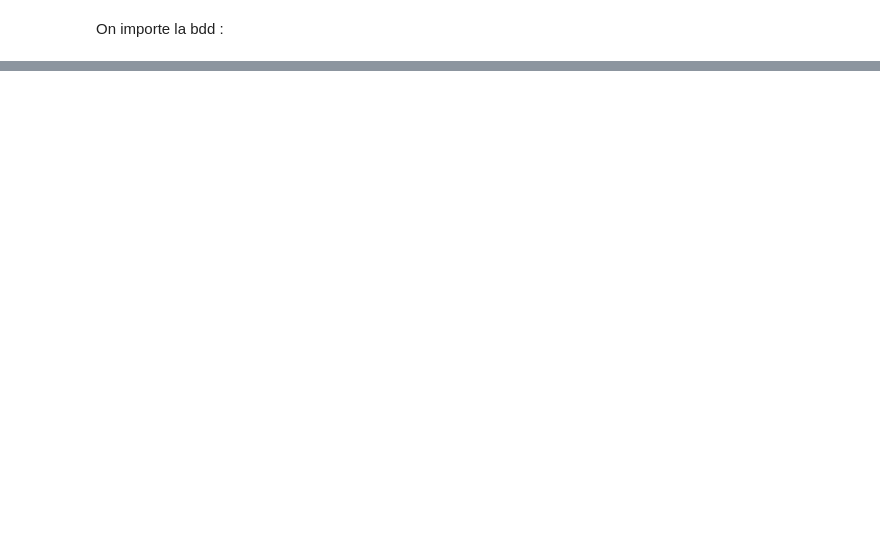
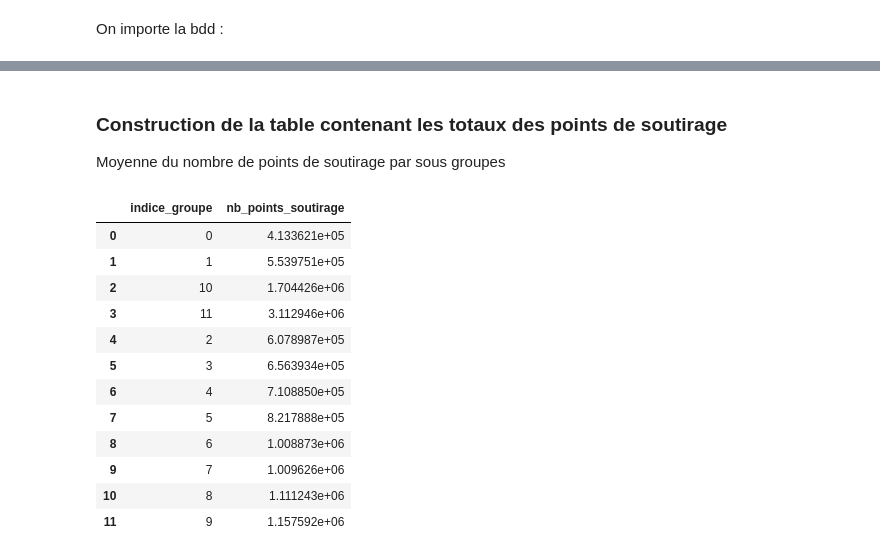
Before and after one commit to cominho/Stat-App, a Jupyter notebook: 3_bdd_filtered.ipynb, the cells around one changed output, grey strips where cells are left out. Saved outputs shown, nothing was run; the diff lists cells and outputs as text; code cells hidden in the pictures; blank space fills up the shorter version.

```diff
--- a/3_bdd_filtered.ipynb
+++ b/3_bdd_filtered.ipynb
@@ -56,0 +217,15 @@ enedis_filtered.to_csv("Données/enedis_filtered.csv",index=False)
+# %%
+## Pour la plage 6kva
+groupe_indice_6kva=1
+region_ref = france_point_soutirage_6kva["region_x"][0]
+list_ref_6kva =[[france_point_soutirage_6kva["region_x"][0],france_point_soutirage_6kva["nb_points_soutirage"][0]]]
+for i in range(1,len(france_point_soutirage_6kva["region_x"])):
+    if(france_point_soutirage_6kva["region_x"][i] != region_ref):
+        groupe_indice_6kva+=1
+        france_point_soutirage_6kva["id_soutirage"][i]=groupe_indice_6kva
+        list_ref_6kva.append([france_point_soutirage_6kva["region_x"][i],france_point_soutirage_6kva["nb_points_soutirage"][i]])
+        region_ref = france_point_soutirage_6kva["region_x"][i]
+    else :
+        france_point_soutirage_6kva["id_soutirage"][i]=groupe_indice_6kva
+
+list_ref_6kva
@@ -56,0 +253,15 @@ enedis_filtered.to_csv("Données/enedis_filtered.csv",index=False)
+# %%
+## Pour la plage 9kva
+groupe_indice_9kva=1
+region_ref = france_point_soutirage_9kva["region_x"][0]
+list_ref_9kva =[[france_point_soutirage_9kva["region_x"][0],france_point_soutirage_9kva["nb_points_soutirage"][0]]]
+for i in range(1,len(france_point_soutirage_9kva["region_x"])):
+    if(france_point_soutirage_9kva["region_x"][i] != region_ref):
+        groupe_indice_9kva+=1
+        france_point_soutirage_9kva["id_soutirage"][i]=groupe_indice_9kva
+        list_ref_9kva.append([france_point_soutirage_9kva["region_x"][i],france_point_soutirage_9kva["nb_points_soutirage"][i]])
+        region_ref = france_point_soutirage_9kva["region_x"][i]
+    else :
+        france_point_soutirage_9kva["id_soutirage"][i]=groupe_indice_9kva
+
+list_ref_9kva
@@ -56,0 +291,9 @@ enedis_filtered.to_csv("Données/enedis_filtered.csv",index=False)
+# %%
+def attribution(value,region,epsilon,list_ref):
+    for i in range(len(list_ref)):
+        if (list_ref[i][0]==region) & (list_ref[i][1]-epsilon<=value<=list_ref[i][1]+epsilon):
+            return str(i)
+# %%
+enedis_filtered_3kva["indice_groupe"]=enedis_filtered_3kva.apply(lambda x: attribution(x.nb_points_soutirage,x.region_x,50000,list_ref_3kva),axis=1)
+enedis_filtered_6kva["indice_groupe"]=enedis_filtered_6kva.apply(lambda x: attribution(x.nb_points_soutirage,x.region_x,50000,list_ref_6kva),axis=1)
+enedis_filtered_9kva["indice_groupe"]=enedis_filtered_9kva.apply(lambda x: attribution(x.nb_points_soutirage,x.region_x,50000,list_ref_9kva),axis=1)
@@ -56,0 +316,20 @@ enedis_filtered.to_csv("Données/enedis_filtered.csv",index=False)
+# %% [markdown]
+### Construction de la table contenant les totaux des points de soutirage
+Moyenne du nombre de points de soutirage par sous groupes
+# %%
+table_region_points_3kva=enedis_filtered_3kva.groupby("indice_groupe")["nb_points_soutirage"].mean().reset_index()
+table_region_points_3kva
+# %% [output]
+|  | indice_groupe | nb_points_soutirage |
+| 0 | 0 | 4.133621e+05 |
+| 1 | 1 | 5.539751e+05 |
+| 2 | 10 | 1.704426e+06 |
+| 3 | 11 | 3.112946e+06 |
+| 4 | 2 | 6.078987e+05 |
+| 5 | 3 | 6.563934e+05 |
+| 6 | 4 | 7.108850e+05 |
+| 7 | 5 | 8.217888e+05 |
+| 8 | 6 | 1.008873e+06 |
+| 9 | 7 | 1.009626e+06 |
+| 10 | 8 | 1.111243e+06 |
+| 11 | 9 | 1.157592e+06 |
```
Also changed, not shown: parts of 44 cells of this notebook.
